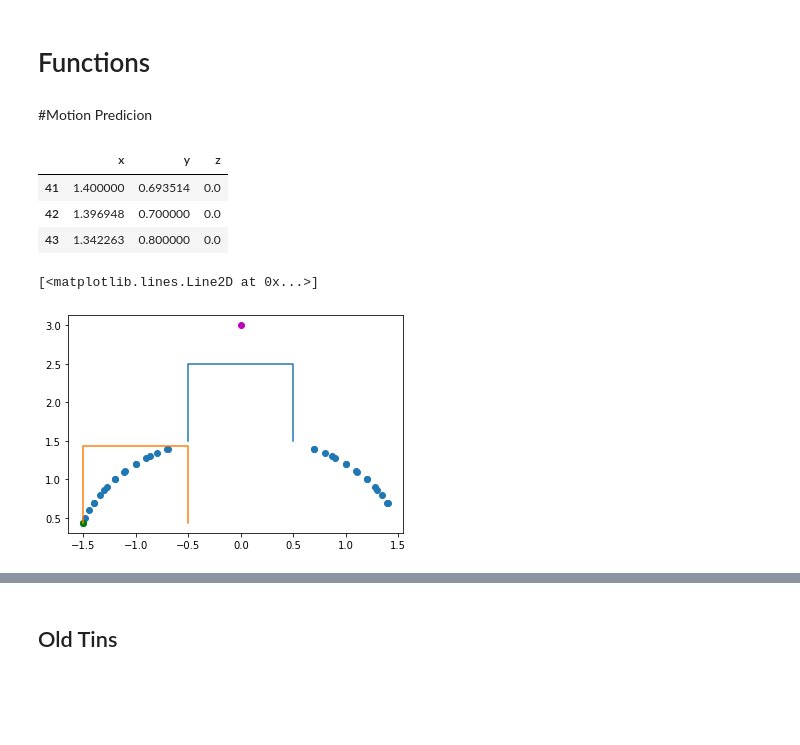
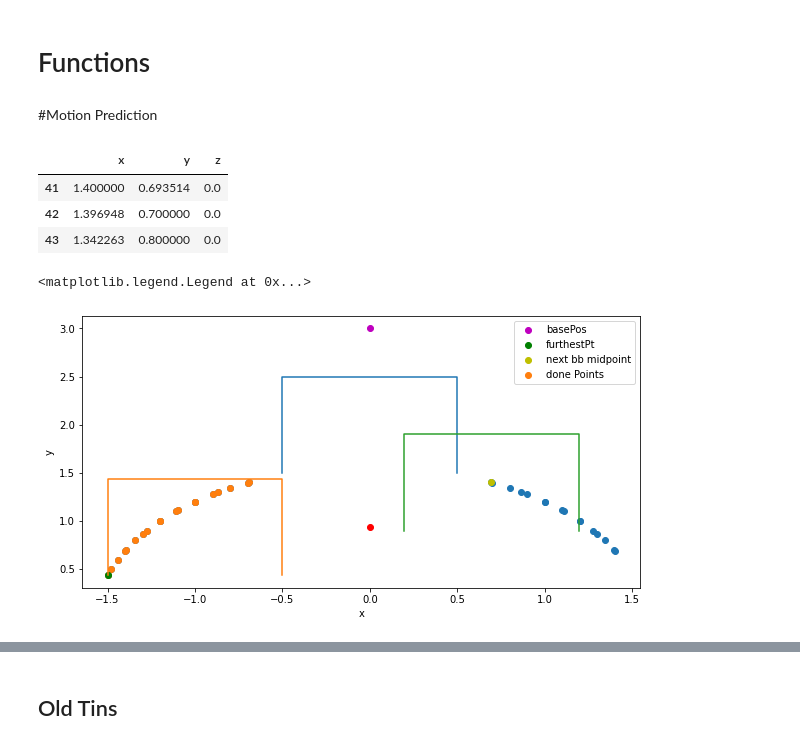
Before and after one commit to juliet29/es159_final, a Jupyter notebook: extractPaths_orig.ipynb, the cells around one changed output, grey strips where cells are left out. Drawn from its saved outputs; the diff is of its cells as text; code cells hidden in the pictures; blank space fills up the shorter version.

Commit message:
motion

```diff
--- a/extractPaths_orig.ipynb
+++ b/extractPaths_orig.ipynb
@@ -140,7 +140,7 @@ def findClosestPoint(df, initPt):
     return closestPt
 
 def midpoint(p1, p2):
-    return (np.mean([p1[0], p2[0]]), np.mean([p1[1], p2[1]]), 0)
+    return [np.mean([p1[0], p2[0]]), np.mean([p1[1], p2[1]]), 0]
 
 def boundBox(pos, v):
     "v should be an array of 8 floats"
@@ -157,21 +157,20 @@ def boundBox(pos, v):
     bbDF = pd.DataFrame(bb, columns=['x','y','z'])
     return (bbDF, bbC)
 
-def boundEdge(bb, var):
-  ns = [bb[i][var] for i in range(len(bb))]
-  n_max = max(ns)
-  n_min = min(ns)
+def boundEdge(bbDF, var):
+  n_max = max(oBBDF.iloc[:,var])
+  n_min = min(oBBDF.iloc[:,var])
   return(n_max, n_min)
 
 def pointFilter(df, bb):
   # points that are less than the max x
-  a = df[df['x'] < boundEdge(bb, 0)[0]]
+  a = df[df['x'] <= boundEdge(bb, 0)[0]]
   # points that are greater than the min x
-  b = a[a['x'] > boundEdge(bb, 0)[1]]
+  b = a[a['x'] >= boundEdge(bb, 0)[1]]
   # points that are less than the max y
-  c = b[b['y'] < boundEdge(bb, 1)[0] ]
+  c = b[b['y'] <= boundEdge(bb, 1)[0] ]
   # points that are greater than the min y
-  d = c[c['y'] > boundEdge(bb, 1)[1] ]
+  d = c[c['y'] >= boundEdge(bb, 1)[1] ]
   return d
 
 def execTraj(points):
@@ -181,7 +180,7 @@ def execTraj(points):
     for pos in range(len(points)):
       print(points.iloc[pos])
 # %% [markdown]
-#Motion Predicion
+#Motion Prediction
 # %%
 # df seperate positive and negative y, indices are not reset!
 pos_path_df = path_df.loc[path_df['y'] >= 0]
@@ -200,24 +199,55 @@ basePos = [0,3,0]
 # %%
 # draw the bounding box of the robot
 vertices = [0.5, -1.5, 0.5, -0.5, -0.5, -0.5, -0.5, -1.5]
 (rBBDF, rBBC) = boundBox(basePos, vertices)
 
 # bb around furthest point of object
 furthestPt = findFurthestPoint(zeroDF, basePos)
-o_vertices = [0,0, 0,1, 1,1,1,0]
+l = 1 # l = length of the bb
+o_vertices = [0,0, 0,l, l,l,l,0]
 (oBBDF, oBBC) = boundBox(furthestPt, o_vertices)
-# print(furthestPt)
 
+# filter out all the objects in that bounding box oBB
+doneDF = pointFilter(zeroDF, oBB)
+remainDF = zeroDF.copy()
+remainDF = remainDF.drop(doneDF.index)
+
+# guess a guide midpoint of the next bounding box
+gBBC = [oBBC[0] + l, oBBC[1], oBBC[2]]
+# look for the next closest point in the remaining points (guess object 2 bounding box center)
+go2BBC = findClosestPoint(remainDF, gBBC)
+# make this the midpoint of the next bb
+l2 = l/2
+o2_vertices = [-l2, -l2, -l2, l2, l2, l2, l2, -l2]
+(o2BBDF, o2BBC) = boundBox(go2BBC, o2_vertices)
+
+
+
+
+fig = plt.figure(figsize=[10,5])
 # geo config at z = 0
 plt.scatter(zeroDF['x'], zeroDF['y'])
 # base position of robot
-plt.plot(basePos[0], basePos[1], 'mo')
+plt.plot(basePos[0], basePos[1], 'mo', label="basePos")
 # bounding box of robot in base pos
 plt.plot(rBBDF['x'], rBBDF['y'])
 # furthest point from robot in geo
-plt.plot(furthestPt[0], furthestPt[1], 'go')
+plt.plot(furthestPt[0], furthestPt[1], 'go', label="furthestPt")
 # plot bounding box for furthest point
 plt.plot(oBBDF['x'], oBBDF['y'])
+# plot the points that are "done"
+plt.scatter(doneDF['x'], doneDF['y'], label="done Points")
+# plot the guide for the next bb
+plt.plot(gBBC[0], gBBC[1], 'ro')
+# the next bb midpoint
+plt.plot(o2BBC[0], o2BBC[1], 'yo', label="next bb midpoint")
+# next bounding box
+# plot bounding box for furthest point
+plt.plot(o2BBDF['x'], o2BBDF['y'])
+
+plt.xlabel('x')
+plt.ylabel('y')
+plt.legend()
 # %% [output]
-[<matplotlib.lines.Line2D at 0x...>]
+<matplotlib.legend.Legend at 0x...>
-[figure, old version]
+[figure, new version]
```
Also changed, not shown: parts of 3 cells of this notebook.
